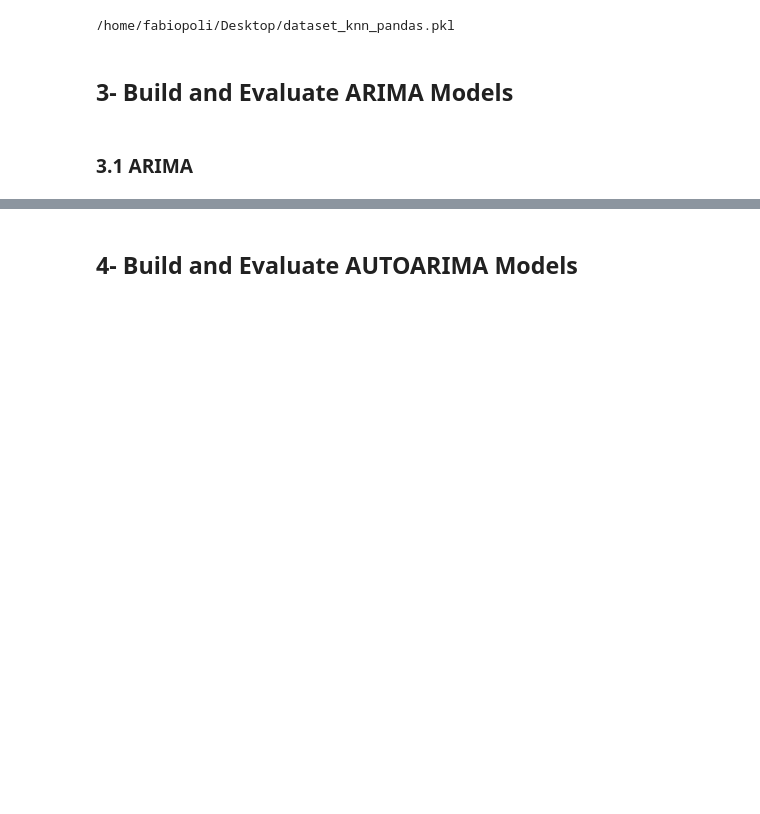
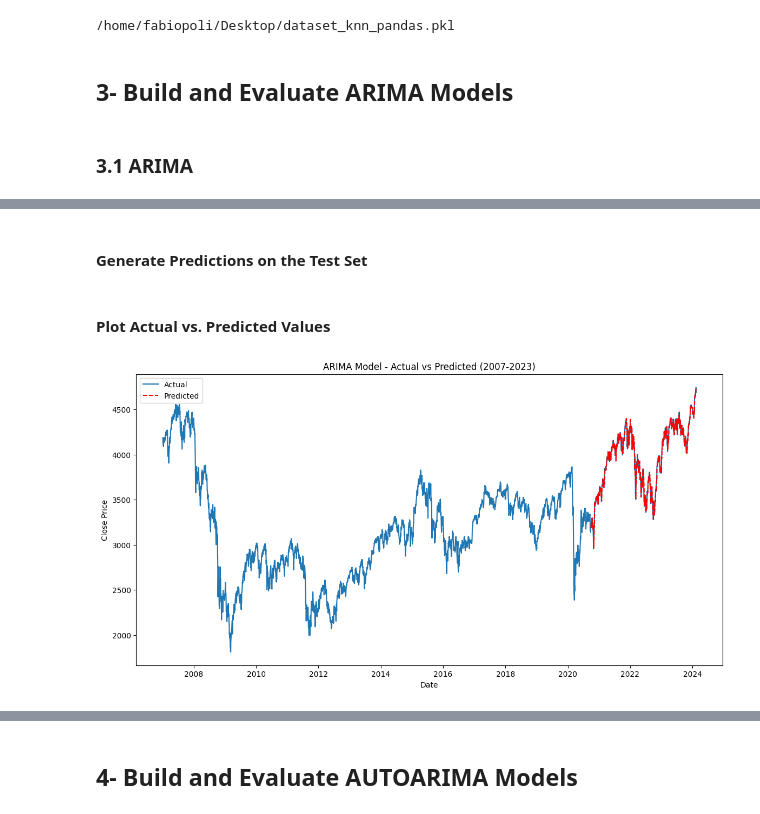
Before and after one commit to Fabio-Poli/CCT-Thesis-Project, a Jupyter notebook: Project_Code/Project Sep 2024.ipynb, the cells around one changed output, grey strips where cells are left out. Drawn from its saved outputs; the diff is of its cells as text; code cells hidden in the pictures; blank space fills up the shorter version.

```diff
--- a/Project_Code/Project Sep 2024.ipynb
+++ b/Project_Code/Project Sep 2024.ipynb
@@ -1631,0 +1597,5 @@ print("Results saved to 'arima_model_evaluation_results.csv'")
+# %%
+# Define the train/test split
+split_point = int(len(endog) * 0.8)
+train_endog = endog.iloc[:split_point]
+test_endog = endog.iloc[split_point:]
@@ -1696,0 +1691,13 @@ MAPE: 12374.538366550325%
+# %% [markdown]
+#### Generate Predictions on the Test Set
+# %%
+# Rebuild the history to include only the training data
+history = train_endog.tolist()
+predictions = []
+# %%
+for t in range(len(test_endog)):
+    model = ARIMA(history, order=(3, 1, 1))
+    model_fit = model.fit()
+    yhat = model_fit.forecast()[0]
+    predictions.append(yhat)
+    history.append(test_endog.iloc[t])
@@ -1696,0 +1707,13 @@ MAPE: 12374.538366550325%
+# %% [markdown]
+#### Plot Actual vs. Predicted Values
+# %%
+plt.figure(figsize=(14, 7))
+plt.plot(endog, label='Actual')
+plt.plot(predicted_series, label='Predicted', color='red', linestyle='dashed')
+plt.title('ARIMA Model - Actual vs Predicted (2007-2023)')
+plt.xlabel('Date')
+plt.ylabel('Close Price')
+plt.legend()
+plt.show()
+# %% [output]
+[figure, added]
```
Also changed, not shown: parts of 81 cells of this notebook.
